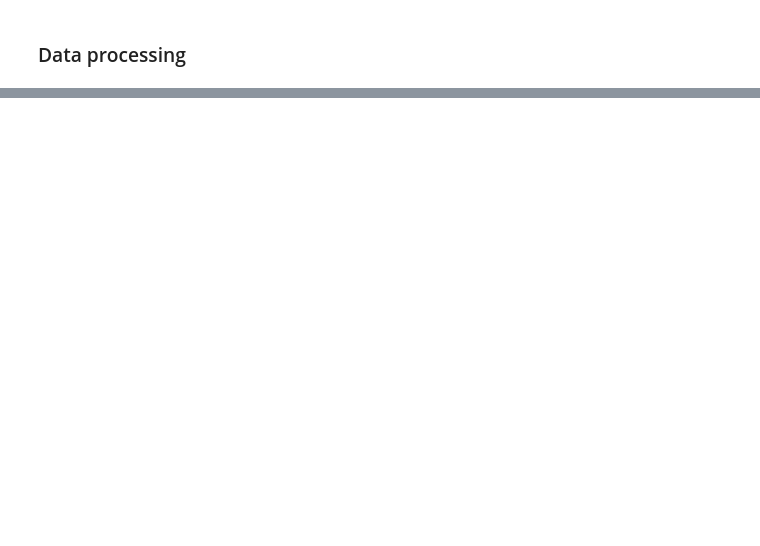
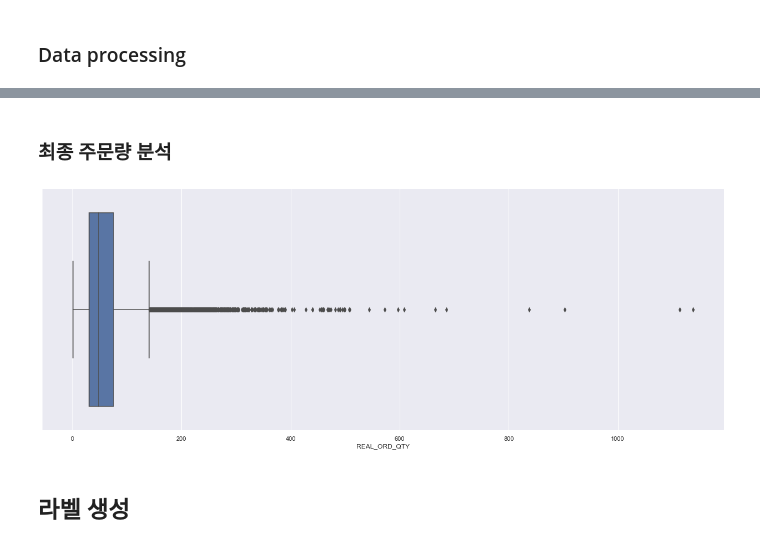
Before and after one commit to olsunghyun0416/Dongwon_Project, a Jupyter notebook: 더반찬_캐글.ipynb, the cells around one changed output, grey strips where cells are left out. Saved outputs shown, nothing was run; the diff lists cells and outputs as text; code cells hidden in the pictures; blank space fills up the shorter version.

```diff
--- a/더반찬_캐글.ipynb
+++ b/더반찬_캐글.ipynb
@@ -146,15 +144,0 @@ Index(['Unnamed: 0', 'ORD_NO', 'H_YMD', 'O_YMD', 'PKG_GOODS_NO',
-# %%
-# 불필요한 컬럼들 제거
-# Unnamed: 단순 데이터 순서를 나타내는 컬럼이기에 삭제
-# O_YMD: 주문 시간은 오더 건수와 큰 상관이 없기에 삭제
-# ORD_NO: 주문 내용의 일련번호이기에 삭제
-# PKG_GOODS_NO: PKG_GOODS_NM과 내용이 겹치고 잘못 적재된 데이터이기에 삭제
-# RECVR_ROAD_BASE_ADDR: 비대면으로 주문하는 시대에 지역정보는 큰 의미가 없을 것 같아 삭제
-
-# dummy_col = ['Unnamed: 0', 'O_YMD', 'ORD_NO', 'PKG_GOODS_NO', 'RECVR_ROAD_BASE_ADDR']
-dummy_col = ['Unnamed: 0', 'ORD_NO', 'O_YMD', 'PKG_GOODS_NO',
-       'PKG_GOODS_NM', 'STD_GSGR_NO_LEV1_NM', 'GOODS_NM', 'CANCEL_QTY', 'RET_QTY',
-       'RECVR_ROAD_BASE_ADDR', 'DISCOUNT_AMT', 'FINAL_PRICE']
-copy_data = copy_data.drop(dummy_col, axis=1)
-
-copy_data.head()
@@ -547,0 +218,10 @@ KeyError: "['item_cnt_day'] not found in axis"
+# %% [markdown]
+### 최종 주문량 분석
+# %%
+plt.subplots(figsize=(22, 8))
+sns.boxplot(copy_data['REAL_ORD_QTY'])
+plt.show()
+# %% [output]
+[figure, added]
+# %% [markdown]
+## 라벨 생성
```
Also changed, not shown: parts of 107 cells of this notebook.
